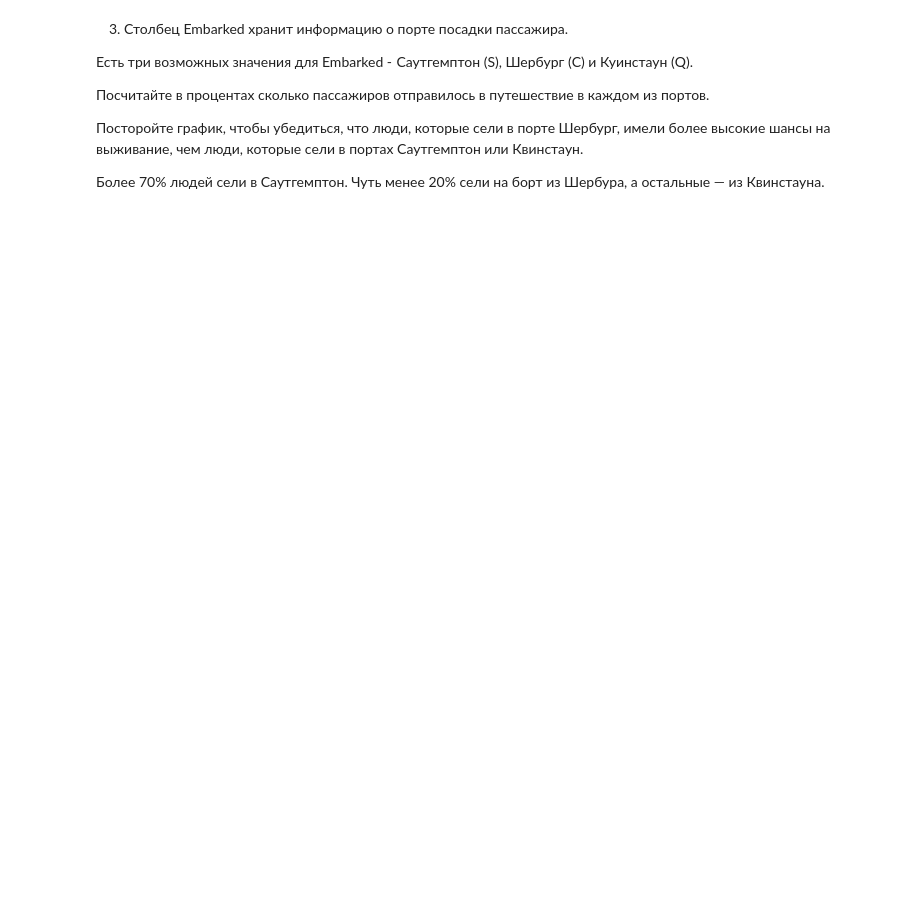
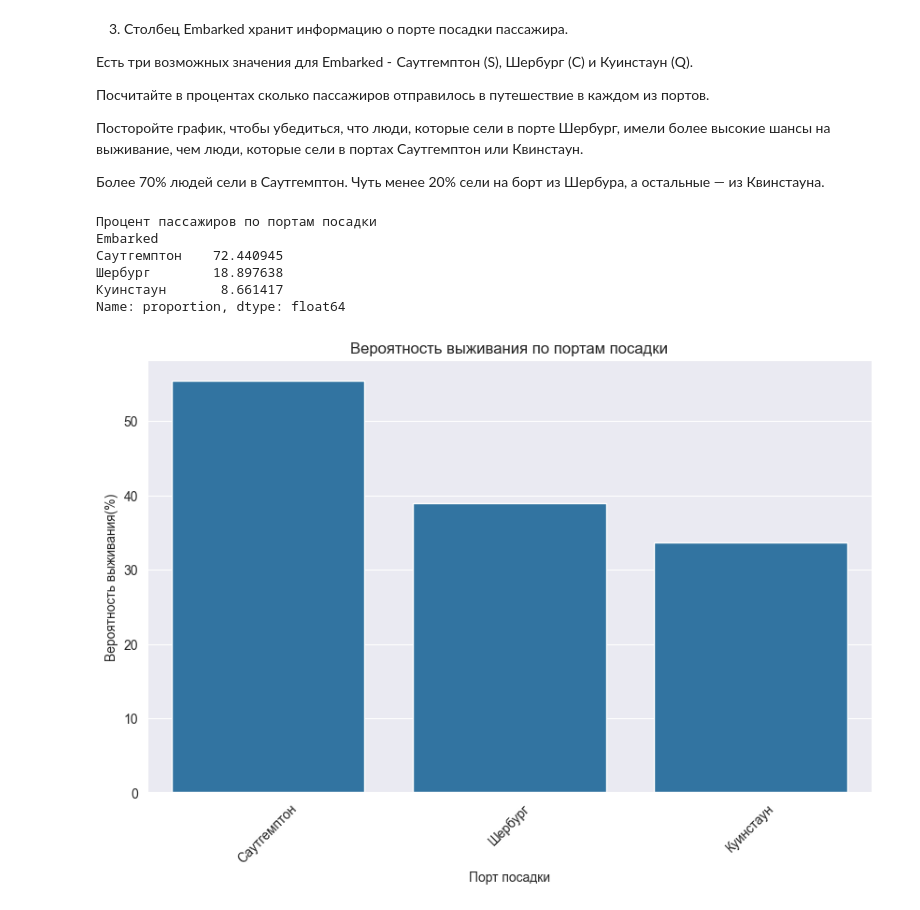
Before and after one commit to n04nik/Python, a Jupyter notebook: Laba9/titanic.ipynb, the cells around one changed output. Cells and saved outputs as stored; diff of their text form; code cells hidden in the pictures; blank space fills up the shorter version.

```diff
--- a/Laba9/titanic.ipynb
+++ b/Laba9/titanic.ipynb
@@ -686,3 +702,26 @@ plt.show()
 Посторойте график, чтобы убедиться, что люди, которые сели в порте Шербург, имели более высокие шансы на выживание, чем люди, которые сели в портах Саутгемптон или Квинстаун.
 
 Более 70% людей сели в Саутгемптон. Чуть менее 20% сели на борт из Шербура, а остальные — из Квинстауна.
+# %%
+embarkedCounts = trainFull['Embarked'].value_counts(normalize=True)*100
+embarkedCounts = embarkedCounts.rename(index={'S': 'Саутгемптон', 'C': 'Шербург', 'Q': 'Куинстаун'})
+
+print("Процент пассажиров по портам посадки")
+print(embarkedCounts)
+# %% [output]
+Процент пассажиров по портам посадки
+Embarked
+Саутгемптон    72.440945
+Шербург        18.897638
+Куинстаун       8.661417
+Name: proportion, dtype: float64
+# %%
+plt.figure(figsize=(10,6))
+sns.barplot(x=embarkedCounts.index, y=trainFull.groupby('Embarked')['Survived'].mean()*100)
+plt.title('Вероятность выживания по портам посадки')
+plt.xlabel('Порт посадки')
+plt.ylabel('Вероятность выживания(%)')
+plt.xticks(rotation=45)
+plt.show()
+# %% [output]
+[figure, added]
```
Also changed, not shown: parts of 4 cells of this notebook.
